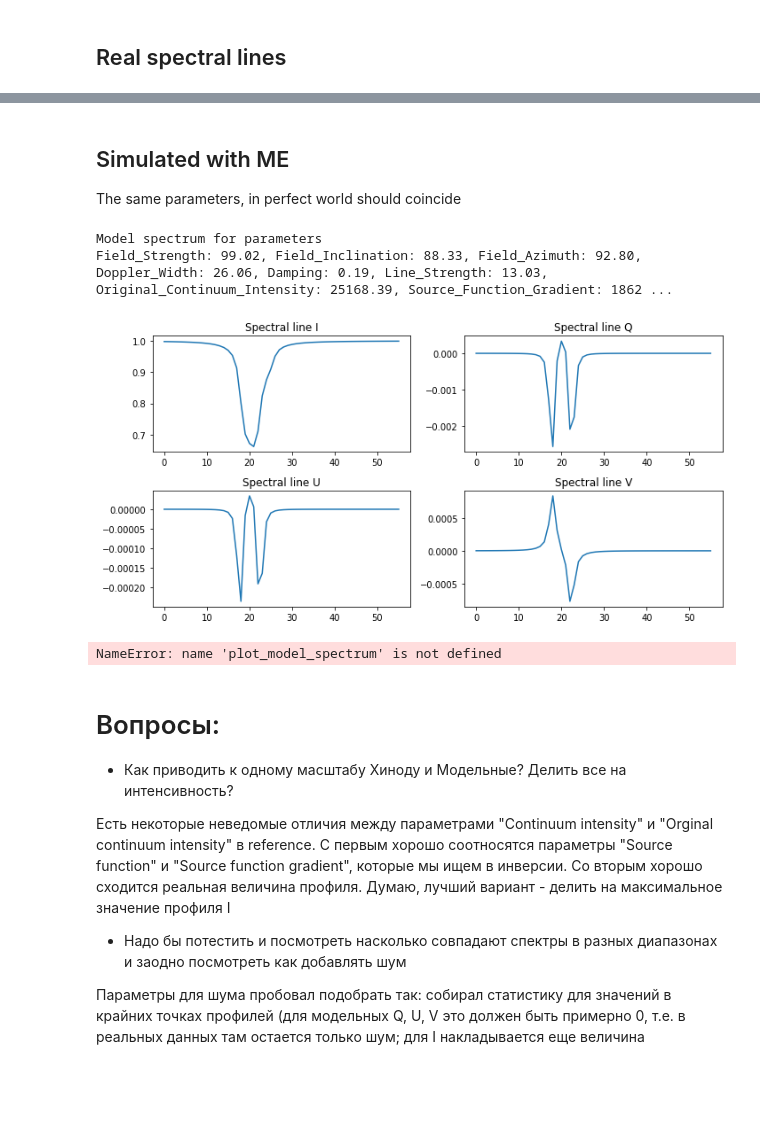
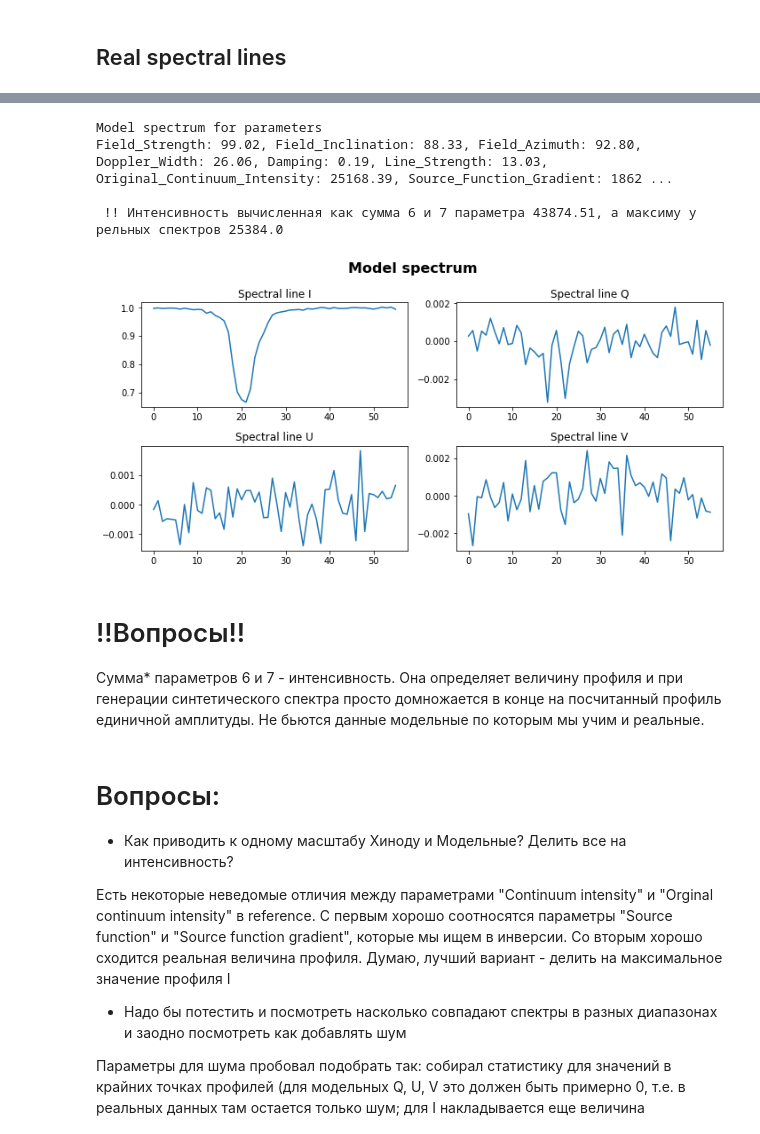
Before and after one commit to iknyazeva/InverseProblem, a Jupyter notebook: notebooks/ProcessData.ipynb, the cells around one changed output, grey strips where cells are left out. Cells and saved outputs as stored; diff of their text form; code cells hidden in the pictures; blank space fills up the shorter version.

```diff
--- a/notebooks/ProcessData.ipynb
+++ b/notebooks/ProcessData.ipynb
@@ -158,4 +168,0 @@ Field_Strength: 2060.73, Field_Inclination: 147.94, Field_Azimuth: 56.63, Dopple
-# %% [markdown]
-## Simulated with ME
-
-The same parameters, in perfect world should coincide
@@ -166,34 +169,16 @@ import MEbatch_hs
-# %%
-def plot_model_spectrum(refer, idx_0, idx_1, plot_=True):
-    wl0, g, mu  = 6302.5, 2.5, 1
-    l_v = [wl0, g, mu]
-    argument = np.linspace(6302.0692255, 6303.2544205, 56)
-    line_arg = 1000*(argument - wl0)
-    param_list = [1, 2, 3, 6, 8, 7, 33, 10, 5, 12, 13]
-    X  = np.array([refer[i].data[idx_0,idx_1] for i in param_list])
-    cont = X[6] + l_v[2]*X[7]
-    X[6] /= cont
-    X[7] /= cont
-    profile = MEbatch_hs.ME_ff(l_v, X, line_arg)[0]
-    fig, ax = plt.subplots(2,2, figsize = (10,5))
-    line_type = ['I','Q','U','V']
-    print('Model spectrum for parameters')
-    print(', '.join([refer[i].header['EXTNAME']+f': {refer[i].data[idx_0,idx_1]:.2f}' for i in param_list]))
-
-    for i in range(4):
-        ax[i//2][i%2].plot(profile[:,i]); ax[i//2][i%2].set_title(f'Spectral line {line_type[i]}')
-    fig.set_tight_layout(tight = True)
-    return profile
-# %%
-_= plot_model_spectrum(refer, idx_0, idx_1)
-# %% [output]
-Model spectrum for parameters
-Field_Strength: 99.02, Field_Inclination: 88.33, Field_Azimuth: 92.80, Doppler_Width: 26.06, Damping: 0.19, Line_Strength: 13.03, Original_Continuum_Intensity: 25168.39, Source_Function_Gradient: 1862 ...
-[figure, removed]
-# %%
-_= plot_model_spectrum(refer, 150, 250)
-# %% [output]
-NameError: name 'plot_model_spectrum' is not defined
+# %%
+# Для этого профиля соответствуюший ему модельный спектр (параметры взяты из восстановленного по этим спектрам реферера)
+profile, obj = plot_model_spectrum(refer, idx_0, idx_1)
+print(f"\n !! Интенсивность вычисленная как сумма 6 и 7 параметра {obj.cont :.2f}, а максиму у рельных спектров {np.max(real_line)}")
+# %% [output]
+Model spectrum for parameters
+Field_Strength: 99.02, Field_Inclination: 88.33, Field_Azimuth: 92.80, Doppler_Width: 26.06, Damping: 0.19, Line_Strength: 13.03, Original_Continuum_Intensity: 25168.39, Source_Function_Gradient: 1862 ...
+
+ !! Интенсивность вычисленная как сумма 6 и 7 параметра 43874.51, а максиму у рельных спектров 25384.0
+[figure, added]
+# %% [markdown]
+# !!Вопросы!!
+Сумма* параметров 6 и 7 - интенсивность. Она определяет величину профиля и при генерации синтетического спектра просто домножается в конце на посчитанный профиль единичной амплитуды. Не бьются данные модельные по которым мы учим и реальные.
 # %% [markdown]
 # Вопросы:
   - Как приводить к одному масштабу Хиноду и Модельные? Делить все на интенсивность?
```
Also changed, not shown: parts of 9 cells of this notebook, 7 other files.
